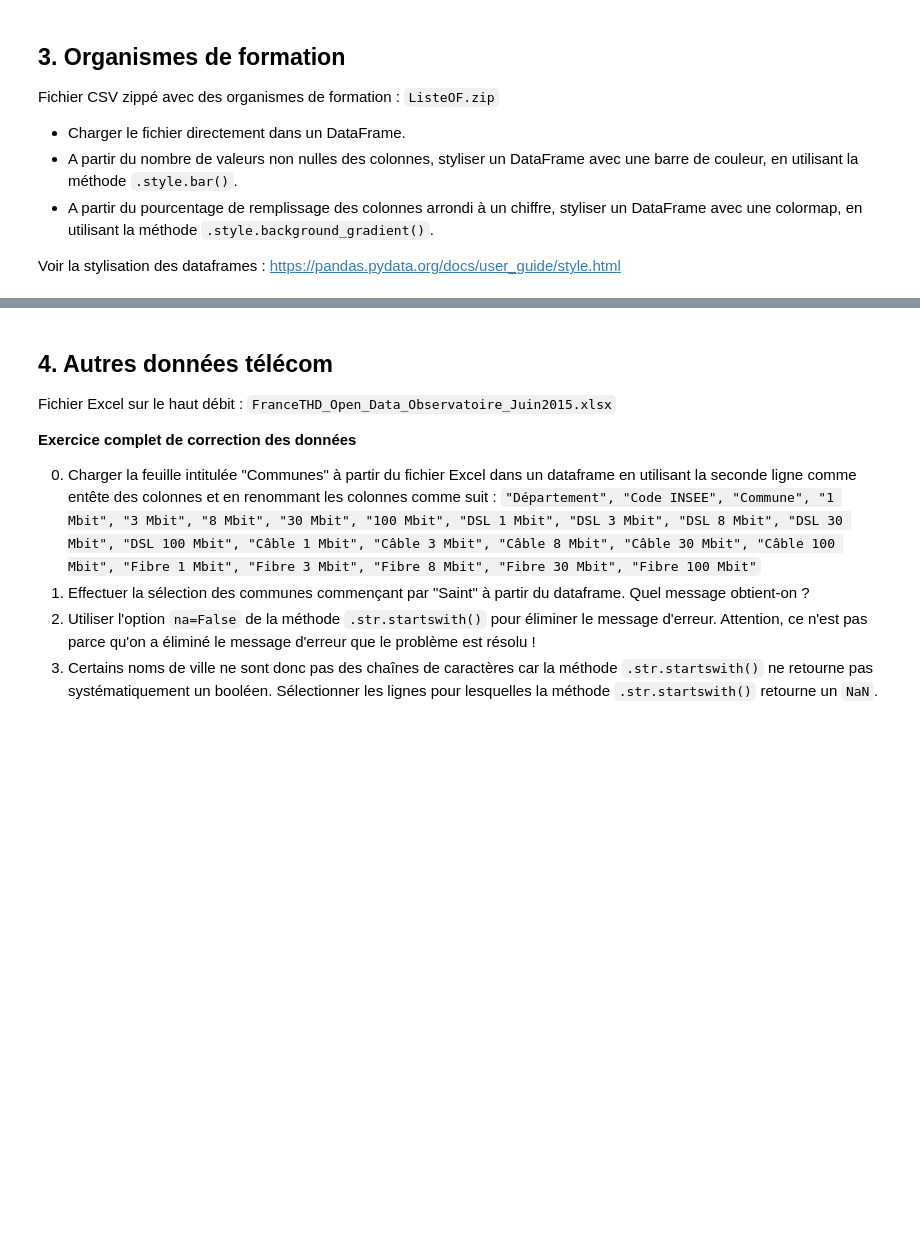
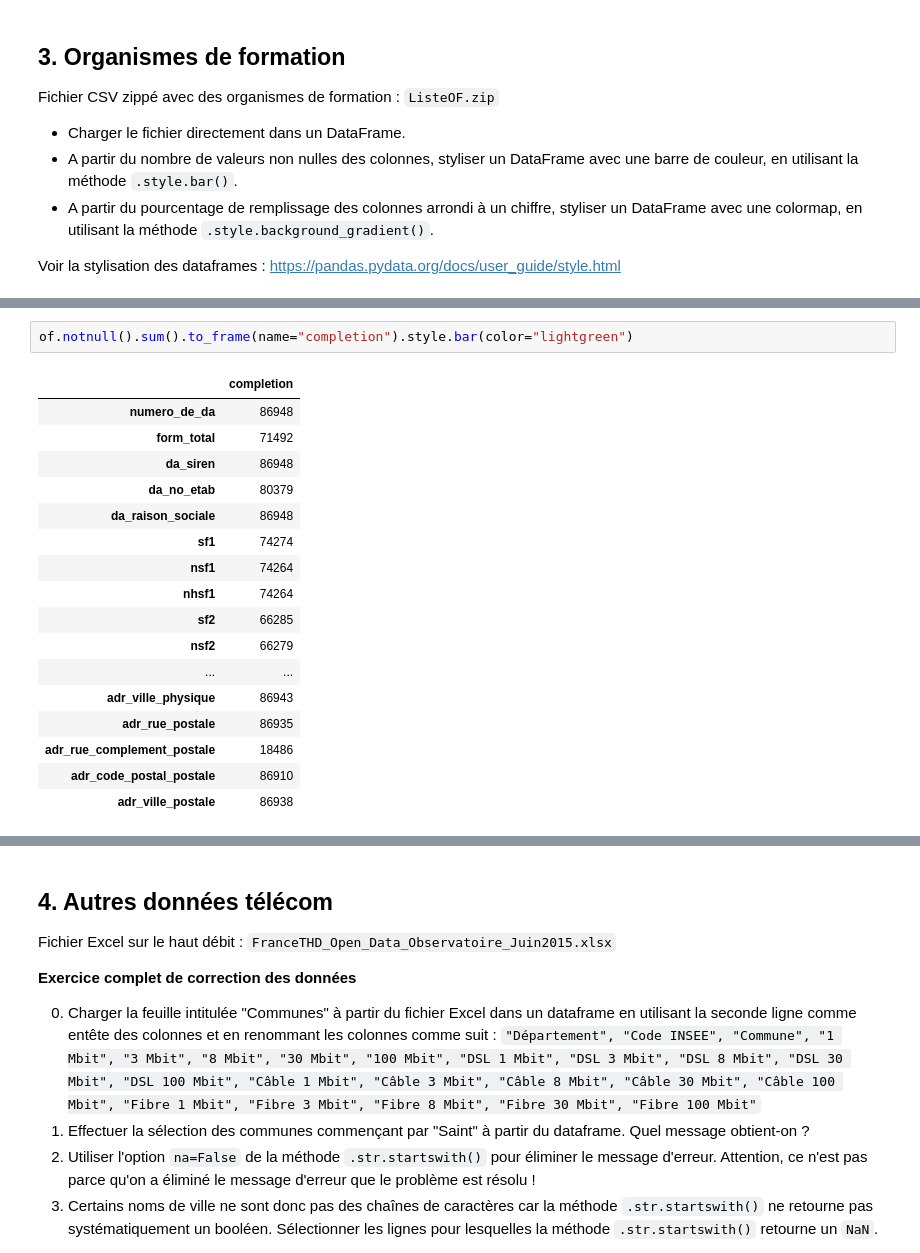
Before and after one commit to fran6w/conf_python, a Jupyter notebook: 02_pandas_live.ipynb, the cells around one changed output, grey strips where cells are left out. Drawn from its saved outputs; the diff is of its cells as text; blank space fills up the shorter version.

```diff
--- a/02_pandas_live.ipynb
+++ b/02_pandas_live.ipynb
@@ -492,0 +512,20 @@ Voir la stylisation des dataframes : https://pandas.pydata.org/docs/user_guide/s
+# %%
+of.notnull().sum().to_frame(name="completion").style.bar(color="lightgreen")
+# %% [output]
+|  | completion |
+| numero_de_da | 86948 |
+| form_total | 71492 |
+| da_siren | 86948 |
+| da_no_etab | 80379 |
+| da_raison_sociale | 86948 |
+| sf1 | 74274 |
+| nsf1 | 74264 |
+| nhsf1 | 74264 |
+| sf2 | 66285 |
+| nsf2 | 66279 |
+| ... | ... |
+| adr_ville_physique | 86943 |
+| adr_rue_postale | 86935 |
+| adr_rue_complement_postale | 18486 |
+| adr_code_postal_postale | 86910 |
+| adr_ville_postale | 86938 |
```
Also changed, not shown: parts of 2 cells of this notebook, 1 other file.
